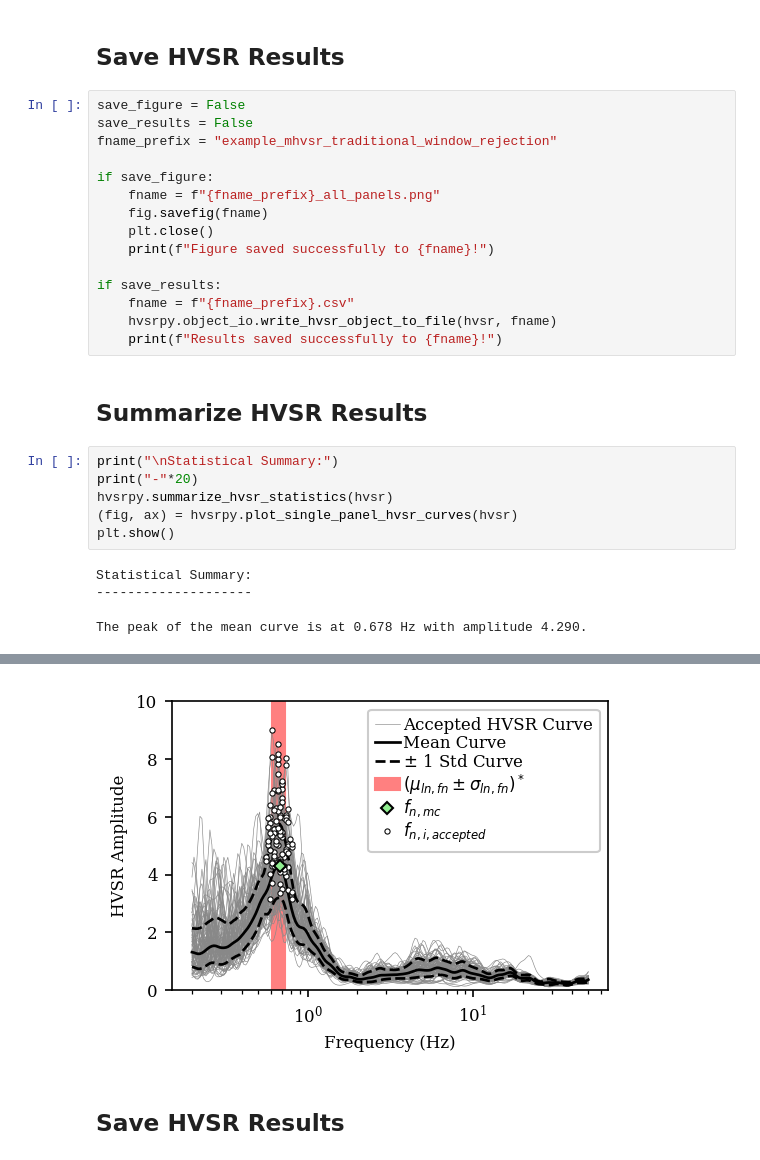
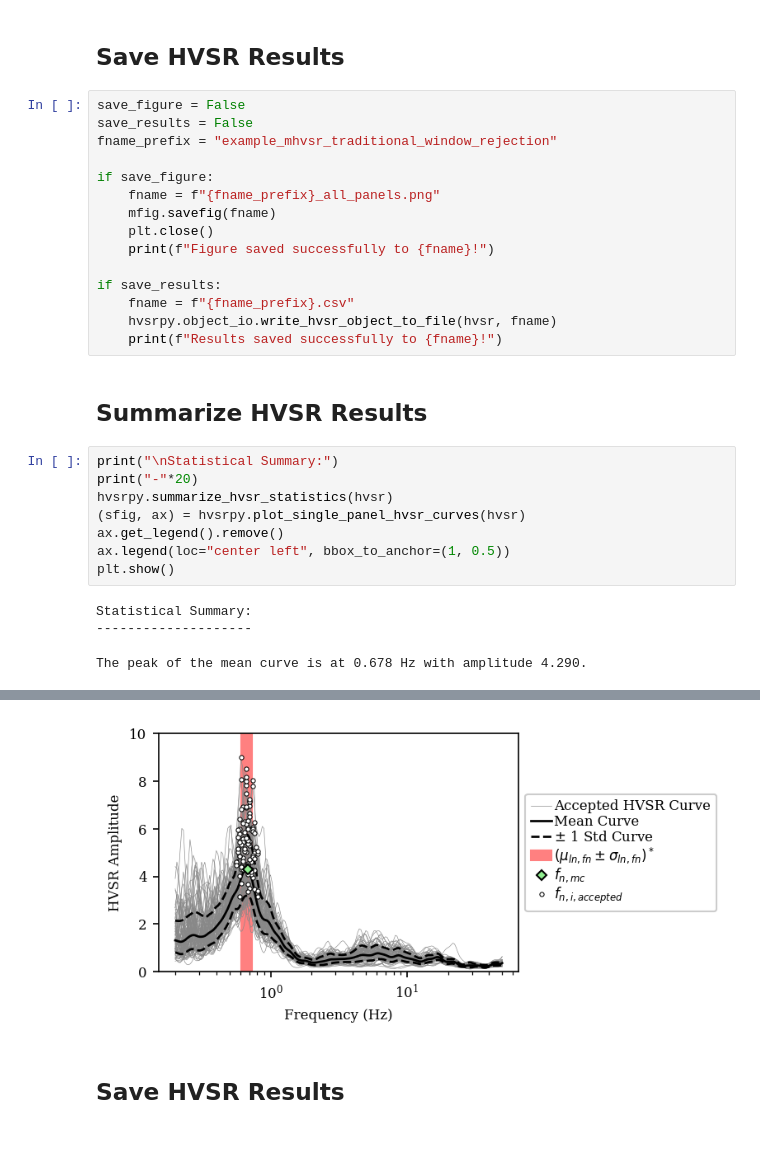
Before and after one commit to jpvantassel/hvsrpy, a Jupyter notebook: examples/example_mhvsr_traditional_window_rejection.ipynb, the cells around one changed output, grey strips where cells are left out. Drawn from its saved outputs; the diff is of its cells as text.

```diff
--- a/examples/example_mhvsr_traditional_window_rejection.ipynb
+++ b/examples/example_mhvsr_traditional_window_rejection.ipynb
@@ -181,7 +181,7 @@ fname_prefix = "example_mhvsr_traditional_window_rejection"
 
 if save_figure:
     fname = f"{fname_prefix}_all_panels.png"
-    fig.savefig(fname)
+    mfig.savefig(fname)
     plt.close()
     print(f"Figure saved successfully to {fname}!")
 
@@ -194,18 +194,20 @@ if save_results:
 # %%
 print("\nStatistical Summary:")
 print("-"*20)
 hvsrpy.summarize_hvsr_statistics(hvsr)
-(fig, ax) = hvsrpy.plot_single_panel_hvsr_curves(hvsr)
+(sfig, ax) = hvsrpy.plot_single_panel_hvsr_curves(hvsr)
+ax.get_legend().remove()
+ax.legend(loc="center left", bbox_to_anchor=(1, 0.5))
 plt.show()
 # %% [output]
 Statistical Summary:
 --------------------
 The peak of the mean curve is at 0.678 Hz with amplitude 4.290.
 |  | Exponentitated Lognormal Median (... | Lognormal Standard Deviation (log... | -1 Lognormal Standard Deviation (... | +1 Lognormal Standard Deviation (... |
 | Resonant Site Frequency, fn (Hz) | 0.666 | 0.094 | 0.606 | 0.732 |
 | Resonant Site Period, Tn (s) | 1.501 | 0.094 | 1.649 | 1.365 |
 | Resonance Amplitude, An | 5.358 | 0.236 | 4.231 | 6.784 |
-[figure, old version]
+[figure, new version]
 # %% [markdown]
 ## Save HVSR Results
 # %%
```
Also changed, not shown: parts of 6 cells of this notebook, 11 other files.
